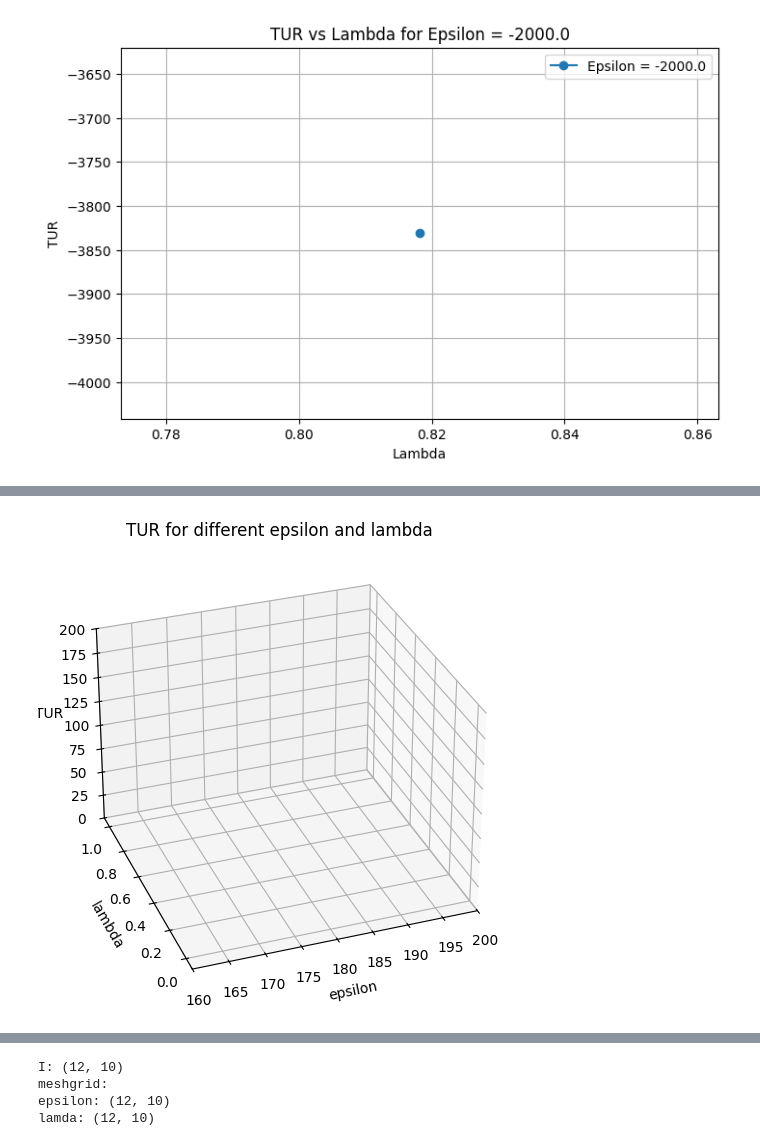
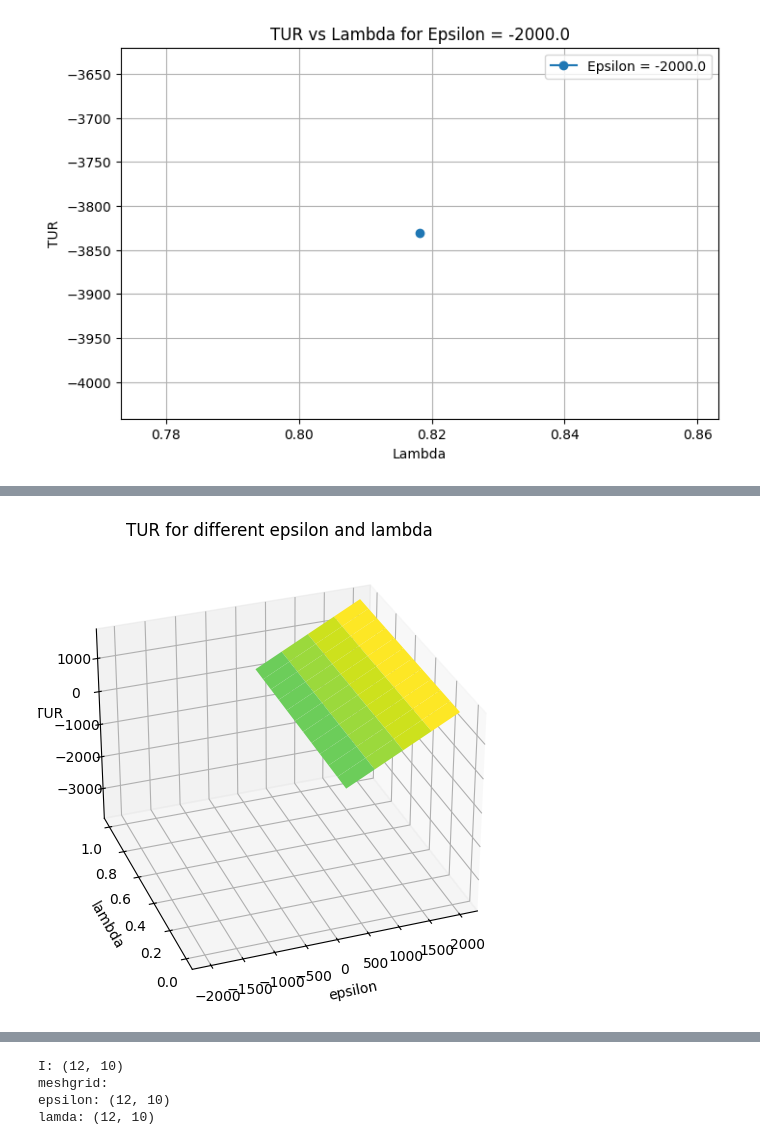
Before and after one commit to myIntSet/thermoelectrics, a Jupyter notebook: interpolation playHOUSE2.ipynb, the cells around one changed output, grey strips where cells are left out. Drawn from its saved outputs; the diff is of its cells as text; code cells hidden in the pictures.

```diff
--- a/interpolation playHOUSE2.ipynb
+++ b/interpolation playHOUSE2.ipynb
@@ -220,42 +201,42 @@ after removing negative TURs: (479, 17)
 Epsilon, Lamda = np.meshgrid(epsilons, lamdas)    # Create a 2D grid
 
 # Plot the surface
 fig = plt.figure(figsize=(8, 6))
 ax = fig.add_subplot(111, projection='3d')
 ax.plot_surface(Epsilon, Lamda, TUR, cmap='viridis')
 
 # Labels
 ax.set_xlabel('epsilon')
 ax.set_ylabel('lambda')
 ax.set_zlabel('TUR')
 ax.set_title('TUR for different epsilon and lambda')
-ax.set_xlim(160, 200)
-ax.set_zlim(0, 200)
+#ax.set_xlim(160, 200)
+#ax.set_zlim(0, 200)
 #ax.view_init(elev=-90, azim=120)
 ax.view_init(azim=-110)
 
 plt.show()
 
 # Create interactive 3D surface plot
 fig = go.Figure(data=[go.Surface(z=TUR, x=Epsilon, y=Lamda, colorscale="viridis")])
 
 # Labels
 fig.update_layout(
     title="TUR for different epsilon and lambda",
     scene=dict(
-        #xaxis_title="epsilon",
-        #yaxis_title="lambda",
-        #zaxis_title="TUR"
-        xaxis=dict(title="epsilon", range=[160, 200]),  # X-axis limits
-        yaxis=dict(title="lambda", range=[0, 1]),  # Y-axis limits
-        zaxis=dict(title="T", range=[0, 200])  # Z-axis remains auto-scaled
+        xaxis_title="epsilon",
+        yaxis_title="lambda",
+        zaxis_title="TUR"
+        #xaxis=dict(title="epsilon", range=[160, 200]),  # X-axis limits
+        #yaxis=dict(title="lambda", range=[0, 1]),  # Y-axis limits
+        #zaxis=dict(title="T", range=[0, 200])  # Z-axis remains auto-scaled
     )
 )
 
 # Show the interactive plot
 fig.show()
 # %% [output]
-[figure, old version]
+[figure, new version]
 # %%
 #---------plotting----------------------------------
 for idx, lmda in enumerate(lamdas):
```
Also changed, not shown: parts of 6 cells of this notebook, 15 other files.
